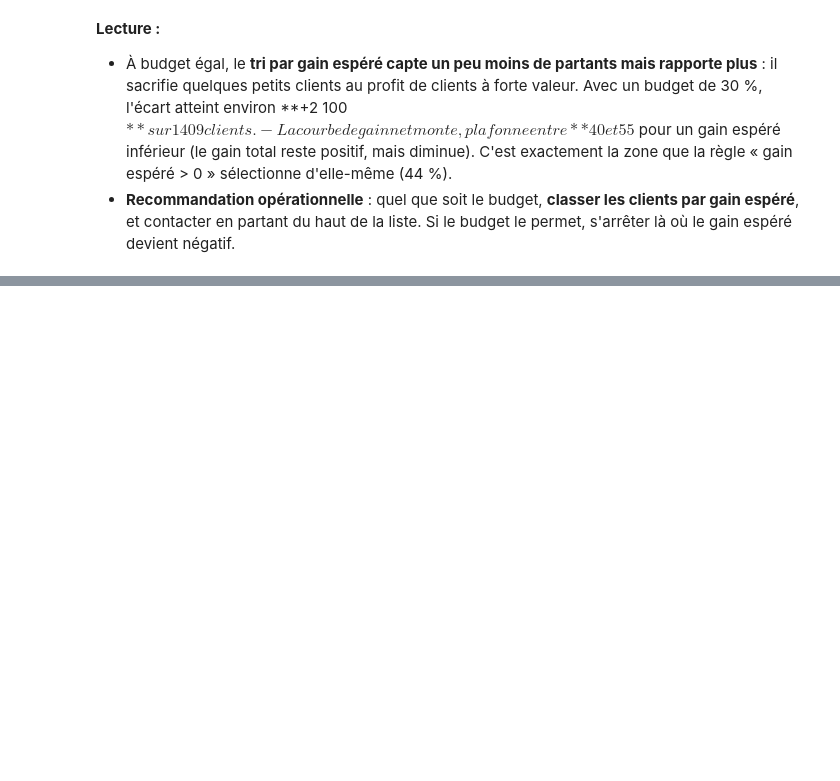
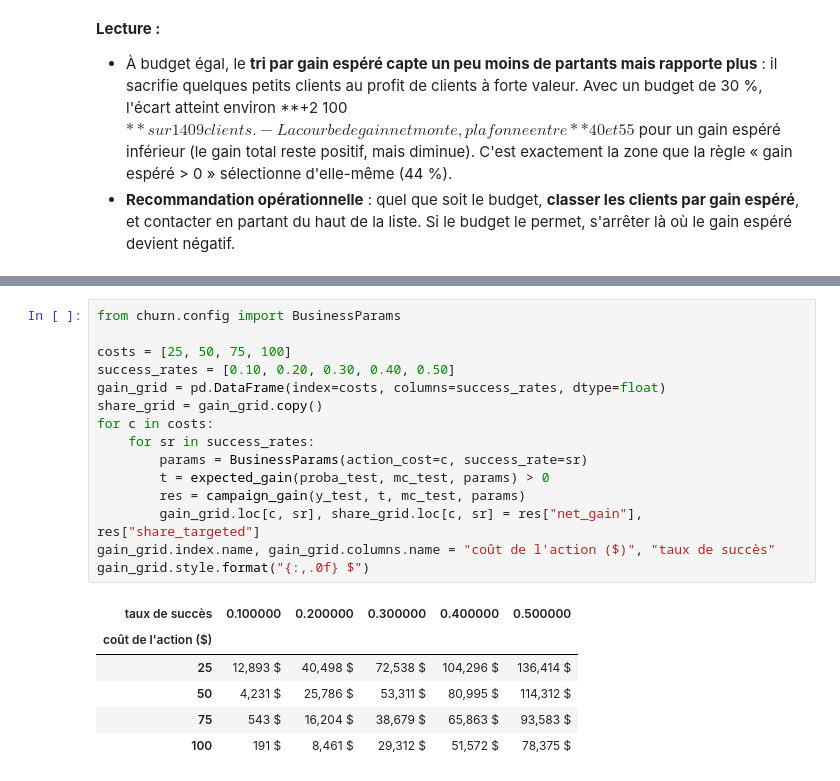
Before and after one commit to cheikhahmedtidiane/projet_churn_clients, a Jupyter notebook: notebooks/06_evaluation_business.ipynb, the cells around one changed output, grey strips where cells are left out. Drawn from its saved outputs; the diff is of its cells as text; blank space fills up the shorter version.

```diff
--- a/notebooks/06_evaluation_business.ipynb
+++ b/notebooks/06_evaluation_business.ipynb
@@ -427,0 +434,22 @@ plt.show()
+# %%
+from churn.config import BusinessParams
+
+costs = [25, 50, 75, 100]
+success_rates = [0.10, 0.20, 0.30, 0.40, 0.50]
+gain_grid = pd.DataFrame(index=costs, columns=success_rates, dtype=float)
+share_grid = gain_grid.copy()
+for c in costs:
+    for sr in success_rates:
+        params = BusinessParams(action_cost=c, success_rate=sr)
+        t = expected_gain(proba_test, mc_test, params) > 0
+        res = campaign_gain(y_test, t, mc_test, params)
+        gain_grid.loc[c, sr], share_grid.loc[c, sr] = res["net_gain"], res["share_targeted"]
+gain_grid.index.name, gain_grid.columns.name = "coût de l'action ($)", "taux de succès"
+gain_grid.style.format("{:,.0f} $")
+# %% [output]
+| taux de succès | 0.100000 | 0.200000 | 0.300000 | 0.400000 | 0.500000 |
+| coût de l'action ($) |  |  |  |  |  |
+| 25 | 12,893 $ | 40,498 $ | 72,538 $ | 104,296 $ | 136,414 $ |
+| 50 | 4,231 $ | 25,786 $ | 53,311 $ | 80,995 $ | 114,312 $ |
+| 75 | 543 $ | 16,204 $ | 38,679 $ | 65,863 $ | 93,583 $ |
+| 100 | 191 $ | 8,461 $ | 29,312 $ | 51,572 $ | 78,375 $ |
```
Also changed, not shown: parts of 5 cells of this notebook, 2 other files.
